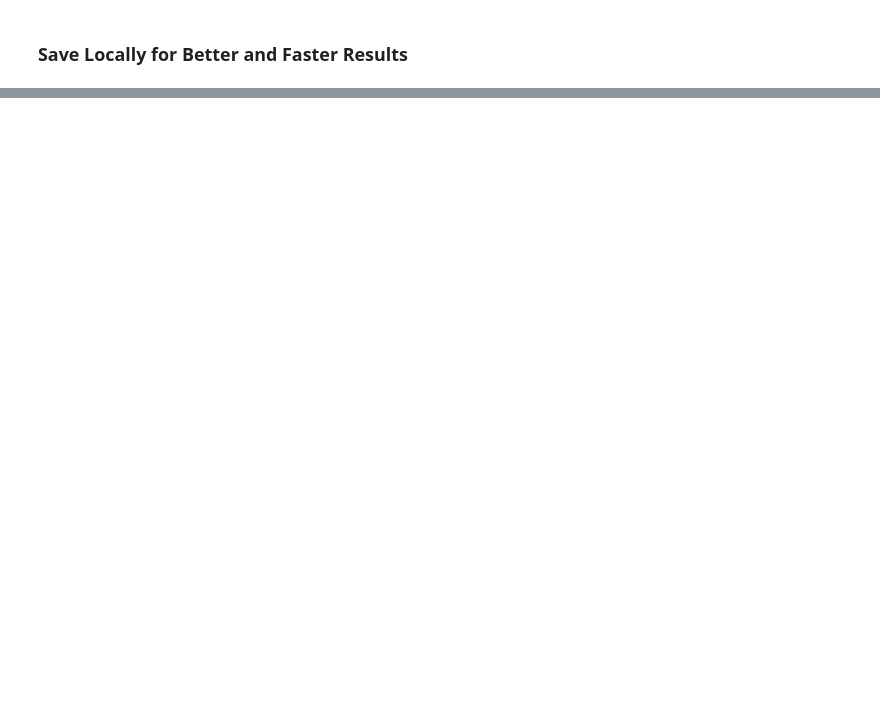
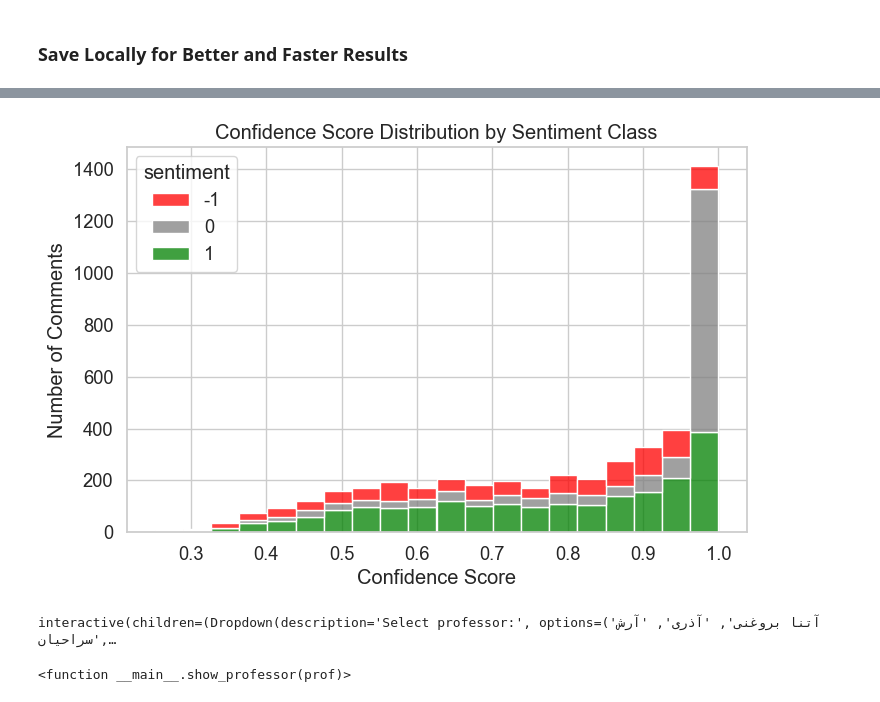
Before and after one commit to aminnademi/Elmosyar, a Jupyter notebook: NLP.ipynb, the cells around one changed output, grey strips where cells are left out. Saved outputs shown, nothing was run; the diff lists cells and outputs as text; code cells hidden in the pictures; blank space fills up the shorter version.

```diff
--- a/NLP.ipynb
+++ b/NLP.ipynb
@@ -124,0 +99,17 @@ df.to_csv("final.csv",index=False, encoding="utf-8-sig")
+# %%
+import numpy as np
+import pandas as pd
+from sklearn.feature_extraction.text import TfidfVectorizer, CountVectorizer
+from wordcloud import WordCloud
+import matplotlib.pyplot as plt
+import seaborn as sns
+import ipywidgets as widgets
+from IPython.display import display, clear_output
+from wordcloud import WordCloud
+import arabic_reshaper
+from bidi.algorithm import get_display
+
+sns.set(style="whitegrid", font_scale=1.2)
+plt.rcParams["figure.figsize"] = (8,5)
+# %%
+df = pd.read_csv("final.csv")
@@ -124,0 +130,15 @@ df.to_csv("final.csv",index=False, encoding="utf-8-sig")
+# %%
+sns.histplot(
+    data=df,
+    x='sentiment_score',
+    hue='sentiment',
+    bins=20,
+    palette={-1:"red",0:"gray",1:"green"},
+    multiple="stack"
+)
+plt.xlabel("Confidence Score")
+plt.ylabel("Number of Comments")
+plt.title("Confidence Score Distribution by Sentiment Class")
+plt.show()
+# %% [output]
+[figure, added]
@@ -124,0 +199,7 @@ df.to_csv("final.csv",index=False, encoding="utf-8-sig")
+# %%
+# interactive dropdown
+dropdown = widgets.Dropdown(options=profs, description="Select professor:", value=profs[0])
+widgets.interact(show_professor, prof=dropdown)
+# %% [output]
+interactive(children=(Dropdown(description='Select professor:', options=('آتنا بروغنی', 'آذری', 'آرش سراحیان',…
+<function __main__.show_professor(prof)>
```
Also changed, not shown: parts of 8 cells of this notebook, 2 other files.
